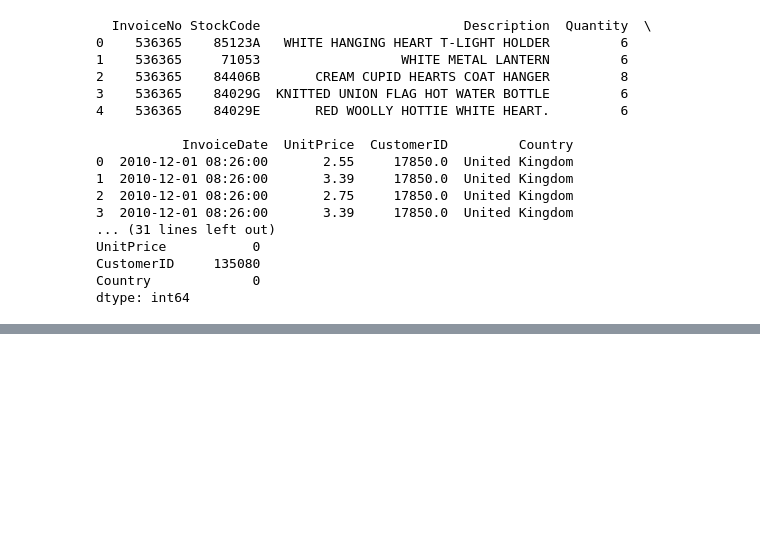
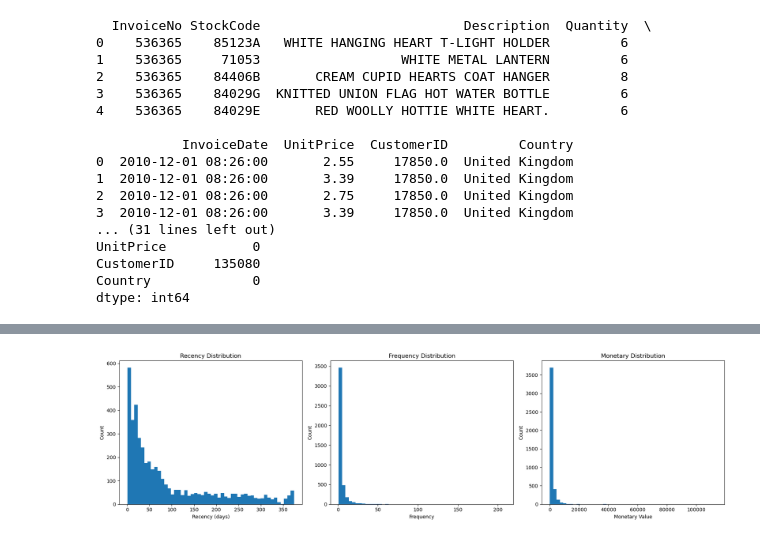
Before and after one commit to AmirTamer-27/Clustrix, a Jupyter notebook: customerSegmentation.ipynb, the cells around one changed output, grey strips where cells are left out. Saved outputs shown, nothing was run; the diff lists cells and outputs as text; code cells hidden in the pictures; blank space fills up the shorter version.

```diff
--- a/customerSegmentation.ipynb
+++ b/customerSegmentation.ipynb
@@ -77,0 +144,20 @@ UnitPrice:
+# %%
+#Calculating RFM
+dataset["transactionCost"] = dataset["Quantity_c"] * dataset['UnitPrice_c']
+dataset["formatedDate"] = pd.to_datetime(dataset["InvoiceDate"])
+sortedDataset = dataset.sort_values(by="formatedDate" , ascending=False)
+referenceDate = sortedDataset["formatedDate"].iloc[0] + pd.Timedelta(days=1)
+rfm = sortedDataset.groupby("CustomerID").agg({
+    "formatedDate" : "first",
+    "transactionCost" : "sum",
+    "InvoiceNo" : 'nunique'
+})
+rfm['R'] = (referenceDate - rfm["formatedDate"]).dt.days
+rfm = rfm.drop(columns=['formatedDate'])
+rfm = rfm.rename(
+    columns={
+    "transactionCost" : "M",
+    "InvoiceNo" : "F"
+    }
+)
+rfm
@@ -77,0 +179,29 @@ UnitPrice:
+# %%
+
+plt.figure(figsize=(18, 5))
+
+# Recency distribution
+plt.subplot(1, 3, 1)
+plt.hist(rfm["R"], bins=50)
+plt.xlabel("Recency (days)")
+plt.ylabel("Count")
+plt.title("Recency Distribution")
+
+# Frequency distribution
+plt.subplot(1, 3, 2)
+plt.hist(rfm["F"], bins=50)
+plt.xlabel("Frequency")
+plt.ylabel("Count")
+plt.title("Frequency Distribution")
+
+# Monetary distribution
+plt.subplot(1, 3, 3)
+plt.hist(rfm["M"], bins=50)
+plt.xlabel("Monetary Value")
+plt.ylabel("Count")
+plt.title("Monetary Distribution")
+
+plt.tight_layout()
+plt.show()
+# %% [output]
+[figure, added]
```
Also changed, not shown: parts of 10 cells of this notebook.
